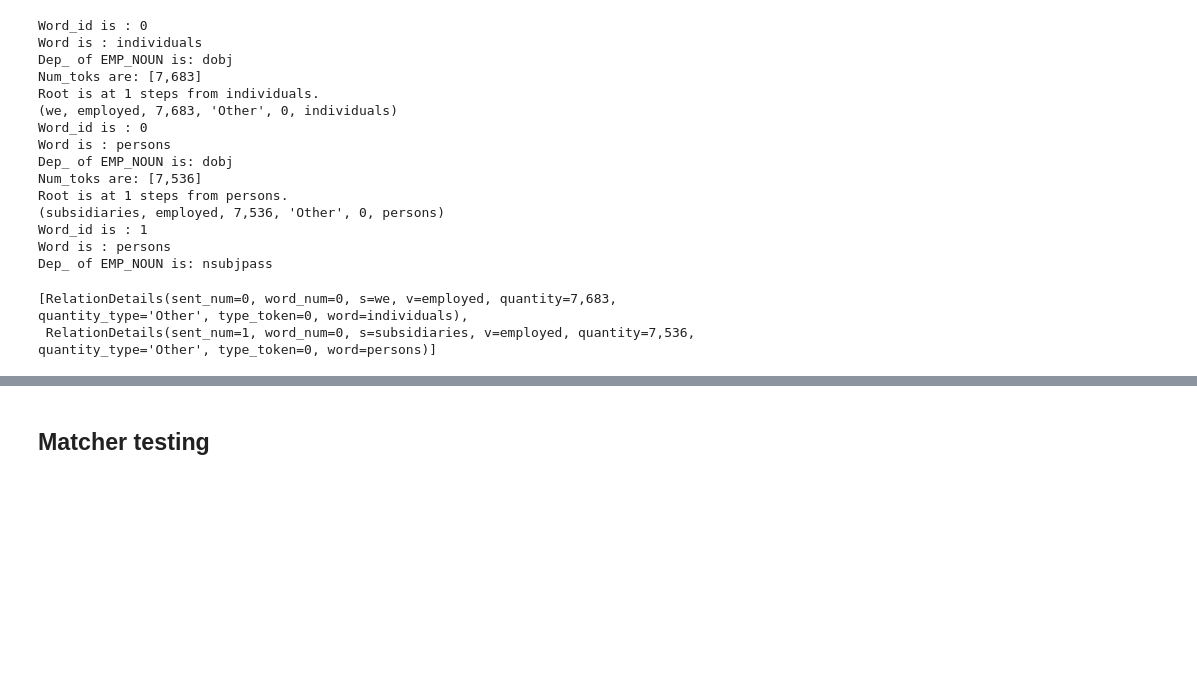
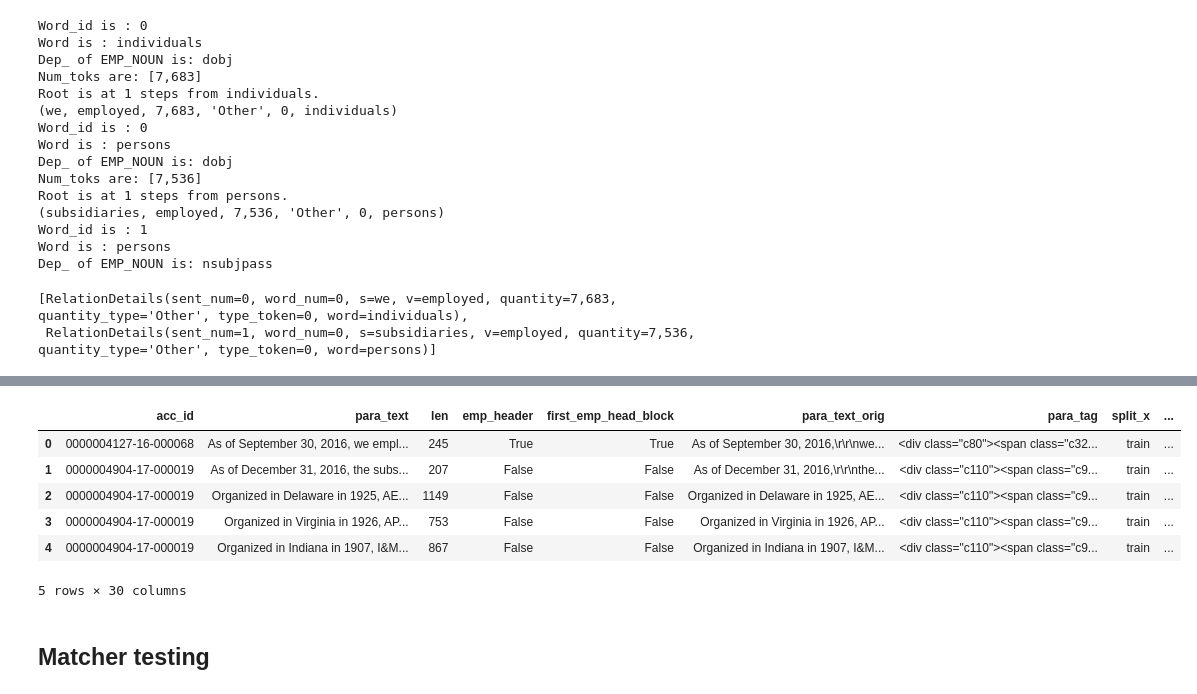
Before and after one commit to JarrodAJ/sec_employee_information_extraction, a Jupyter notebook: 4_Define_SpaCy_NER.ipynb, the cells around one changed output, grey strips where cells are left out. Saved outputs shown, nothing was run; the diff lists cells and outputs as text; code cells hidden in the pictures; blank space fills up the shorter version.

```diff
--- a/4_Define_SpaCy_NER.ipynb
+++ b/4_Define_SpaCy_NER.ipynb
@@ -4389,0 +4639,6 @@ Dep_ of EMP_NOUN is: nsubjpass
+# %%
+train_fact_df = train_df.merge(fact_df, left_index=True, right_on='doc_ids')
+# %%
+labeled_df = pd.read_excel('../data/train_val_employee_count_paragraphs.xlsx')
+subset_df = pd.read_excel('../data/subset_employee_count_paragraphs.xlsx')
+train_labeled_df = labeled_df[labeled_df.split == 'train']
@@ -4389,0 +4724,2 @@ Dep_ of EMP_NOUN is: nsubjpass
+# %%
+train_labeled_df.loc[:,'space_percent'] = train_labeled_df.loc[:, 'paragraph_text'].apply(lambda x: x.count(' ') / len(x))
@@ -4389,0 +4869,4 @@ Dep_ of EMP_NOUN is: nsubjpass
+# %%
+full_match_left= train_fact_df.drop_duplicates().merge(train_labeled_df.drop_duplicates(),
+                                                           how='left', left_on=['acc_id', 'values', 'quantity_type'],
+                   right_on = ['accession_number', 'data_value', 'data_key_friendly_name']).drop_duplicates()
@@ -4390,3 +4887,13 @@ Dep_ of EMP_NOUN is: nsubjpass
+# %%
+full_match_left.head()
+# %% [output]
+|  | acc_id | para_text | len | emp_header | first_emp_head_block | para_text_orig | para_tag | split_x | ... |
+| 0 | 0000004127-16-000068 | As of September 30, 2016, we empl... | 245 | True | True | As of September 30, 2016,\r\r\nwe... | <div class="c80"><span class="c32... | train | ... |
+| 1 | 0000004904-17-000019 | As of December 31, 2016, the subs... | 207 | False | False | As of December 31, 2016,\r\r\nthe... | <div class="c110"><span class="c9... | train | ... |
+| 2 | 0000004904-17-000019 | Organized in Delaware in 1925, AE... | 1149 | False | False | Organized in Delaware in 1925, AE... | <div class="c110"><span class="c9... | train | ... |
+| 3 | 0000004904-17-000019 | Organized in Virginia in 1926, AP... | 753 | False | False | Organized in Virginia in 1926, AP... | <div class="c110"><span class="c9... | train | ... |
+| 4 | 0000004904-17-000019 | Organized in Indiana in 1907, I&M... | 867 | False | False | Organized in Indiana in 1907, I&M... | <div class="c110"><span class="c9... | train | ... |
+5 rows × 30 columns
 # %% [markdown]
 ## Matcher testing
 # %%
```
Also changed, not shown: parts of 83 cells of this notebook.
